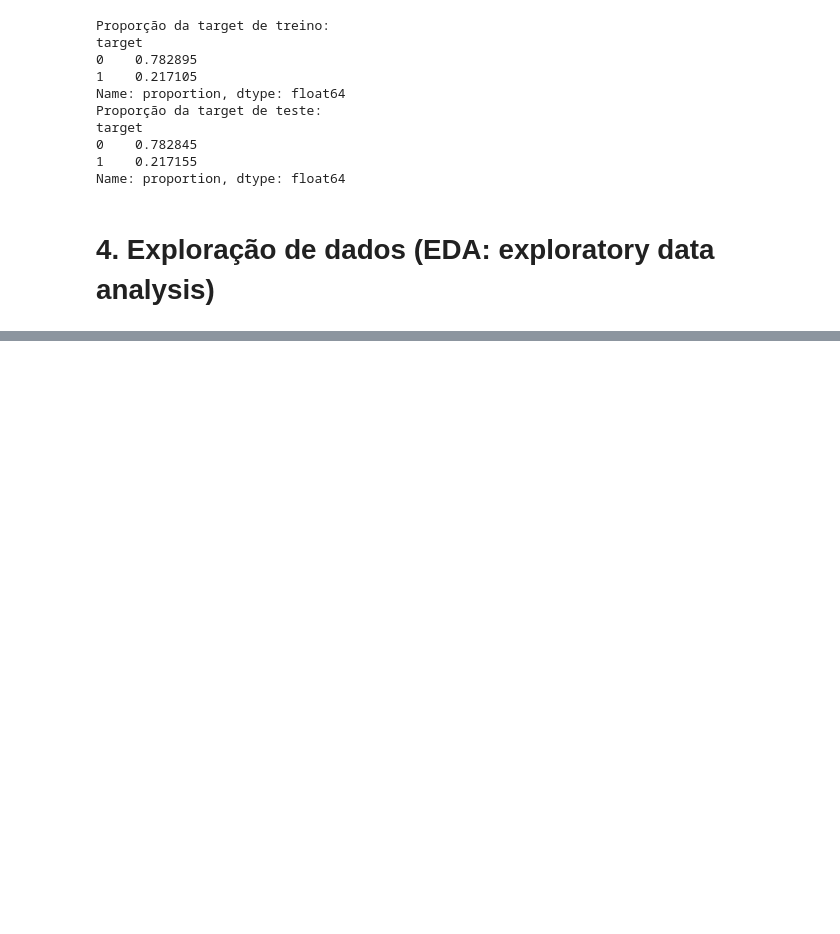
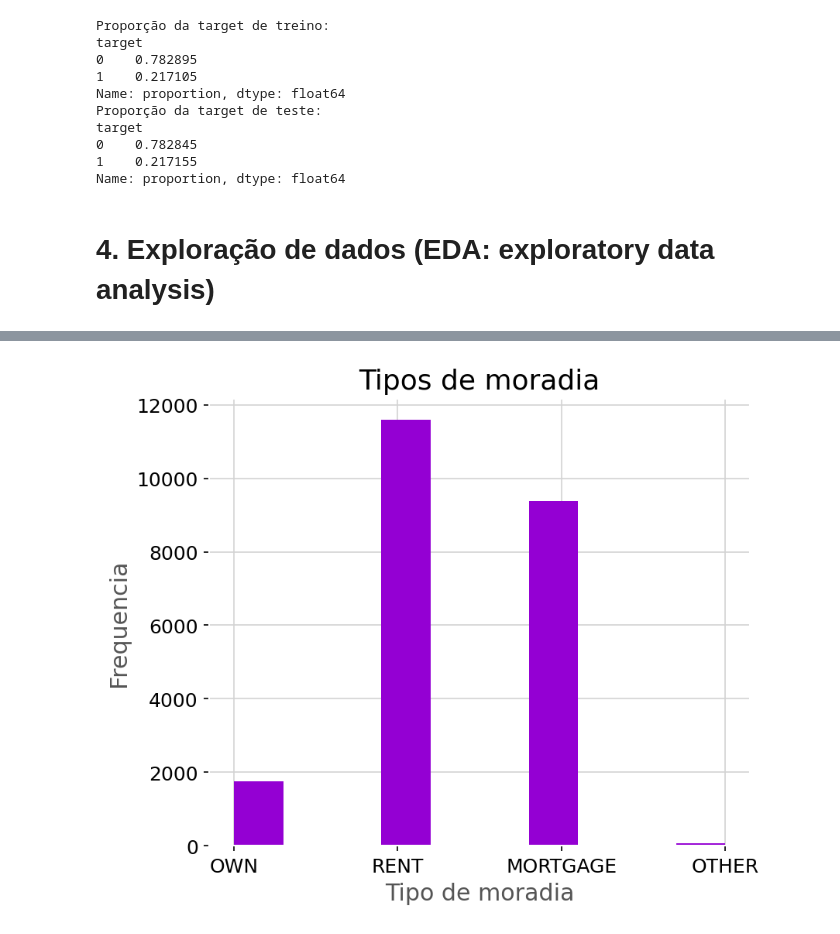
Before and after one commit to vvinicios/Machine-Learning-Consessao-de-Credito, a Jupyter notebook: 1-EDA.ipynb, the cells around one changed output, grey strips where cells are left out. Drawn from its saved outputs; the diff is of its cells as text; code cells hidden in the pictures; blank space fills up the shorter version.

```diff
--- a/1-EDA.ipynb
+++ b/1-EDA.ipynb
@@ -448,0 +324,4 @@ df['attrition_flag'] = df['attrition_flag'].map({'Attrited Customer': 1, 'Existi
+# %%
+# Juntar datasets de treino
+df_analise = pd.concat([X_train, y_train], axis=1)
+df_analise.head()
@@ -448,0 +357,9 @@ df['attrition_flag'] = df['attrition_flag'].map({'Attrited Customer': 1, 'Existi
+# %%
+plt.figure(figsize=(6,5))
+plt.hist(df_analise['person_home_ownership'], color='#9400D3')
+plt.xlabel('Tipo de moradia')
+plt.ylabel('Frequencia')
+plt.title('Tipos de moradia')
+plt.show()
+# %% [output]
+[figure, added]
```
Also changed, not shown: parts of 14 cells of this notebook, 1 other file.
